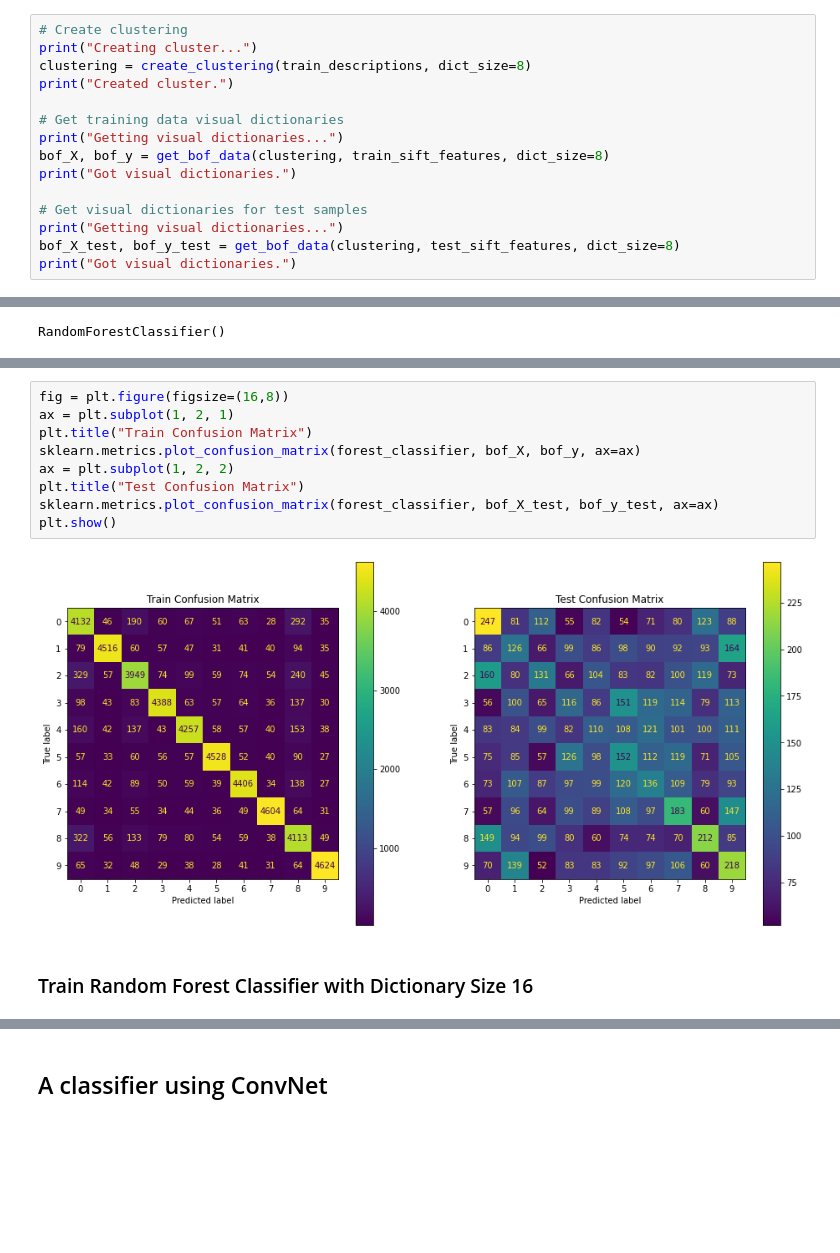
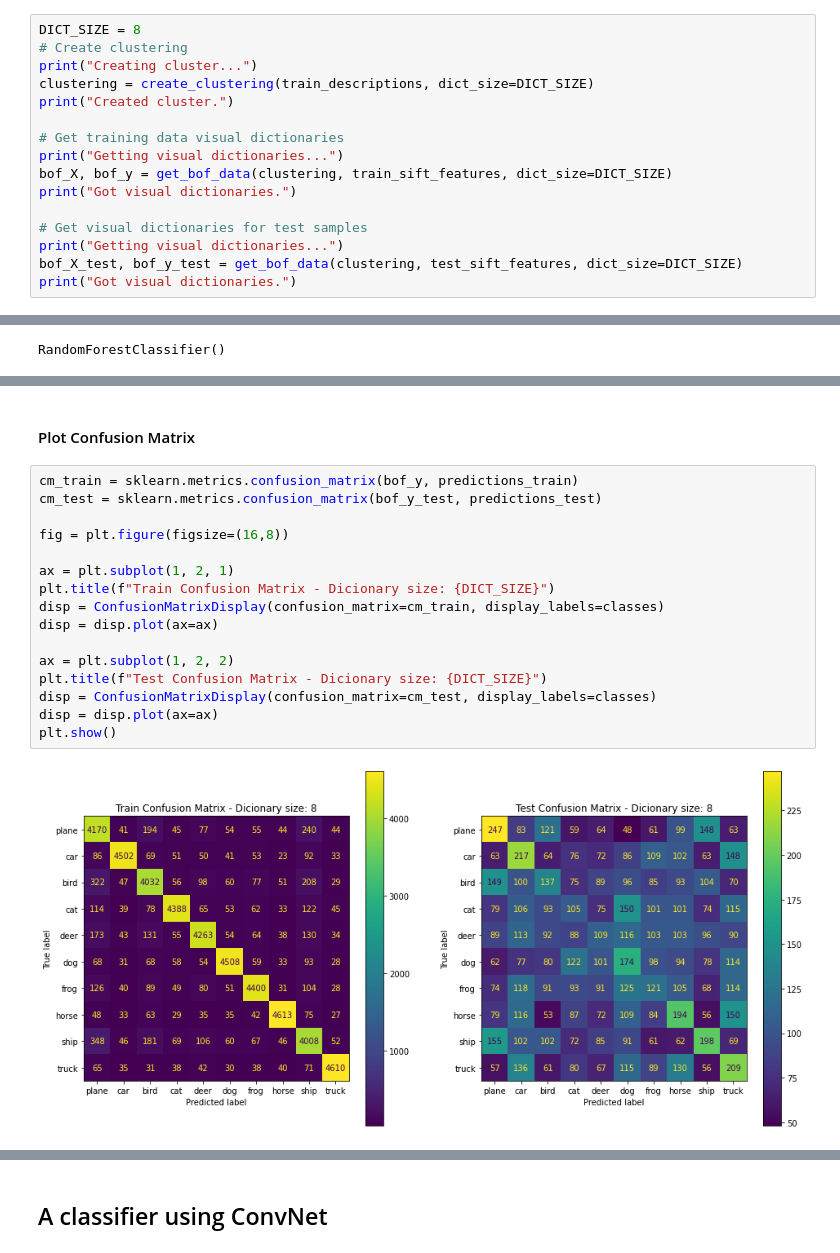
Before and after one commit to renato-lopes/CV-DCC, a Jupyter notebook: praticas/ep4/Recognition.ipynb, the cells around one changed output, grey strips where cells are left out. Saved outputs shown, nothing was run; the diff lists cells and outputs as text; blank space fills up the shorter version.

```diff
--- a/praticas/ep4/Recognition.ipynb
+++ b/praticas/ep4/Recognition.ipynb
@@ -150,17 +153,18 @@ def get_bof_data(clustering, sift_features, dict_size):
 # %%
+DICT_SIZE = 8
 # Create clustering
 print("Creating cluster...")
-clustering = create_clustering(train_descriptions, dict_size=8)
+clustering = create_clustering(train_descriptions, dict_size=DICT_SIZE)
 print("Created cluster.")
 
 # Get training data visual dictionaries
 print("Getting visual dictionaries...")
-bof_X, bof_y = get_bof_data(clustering, train_sift_features, dict_size=8)
+bof_X, bof_y = get_bof_data(clustering, train_sift_features, dict_size=DICT_SIZE)
 print("Got visual dictionaries.")
 
 # Get visual dictionaries for test samples
 print("Getting visual dictionaries...")
-bof_X_test, bof_y_test = get_bof_data(clustering, test_sift_features, dict_size=8)
+bof_X_test, bof_y_test = get_bof_data(clustering, test_sift_features, dict_size=DICT_SIZE)
 print("Got visual dictionaries.")
 # %% [output]
 Creating cluster...
@@ -199,13 +207,20 @@ Accuracy Test 0.16332866012417385
+# %% [markdown]
+#### Plot Confusion Matrix
 # %%
+cm_train = sklearn.metrics.confusion_matrix(bof_y, predictions_train)
+cm_test = sklearn.metrics.confusion_matrix(bof_y_test, predictions_test)
+
 fig = plt.figure(figsize=(16,8))
+
 ax = plt.subplot(1, 2, 1)
-plt.title("Train Confusion Matrix")
-sklearn.metrics.plot_confusion_matrix(forest_classifier, bof_X, bof_y, ax=ax)
+plt.title(f"Train Confusion Matrix - Dicionary size: {DICT_SIZE}")
+disp = ConfusionMatrixDisplay(confusion_matrix=cm_train, display_labels=classes)
+disp = disp.plot(ax=ax)
+
 ax = plt.subplot(1, 2, 2)
-plt.title("Test Confusion Matrix")
-sklearn.metrics.plot_confusion_matrix(forest_classifier, bof_X_test, bof_y_test, ax=ax)
+plt.title(f"Test Confusion Matrix - Dicionary size: {DICT_SIZE}")
+disp = ConfusionMatrixDisplay(confusion_matrix=cm_test, display_labels=classes)
+disp = disp.plot(ax=ax)
 plt.show()
 # %% [output]
-[figure, old version]
+[figure, new version]
-# %% [markdown]
-### Train Random Forest Classifier with Dictionary Size 16
```
Also changed, not shown: parts of 23 cells of this notebook.
